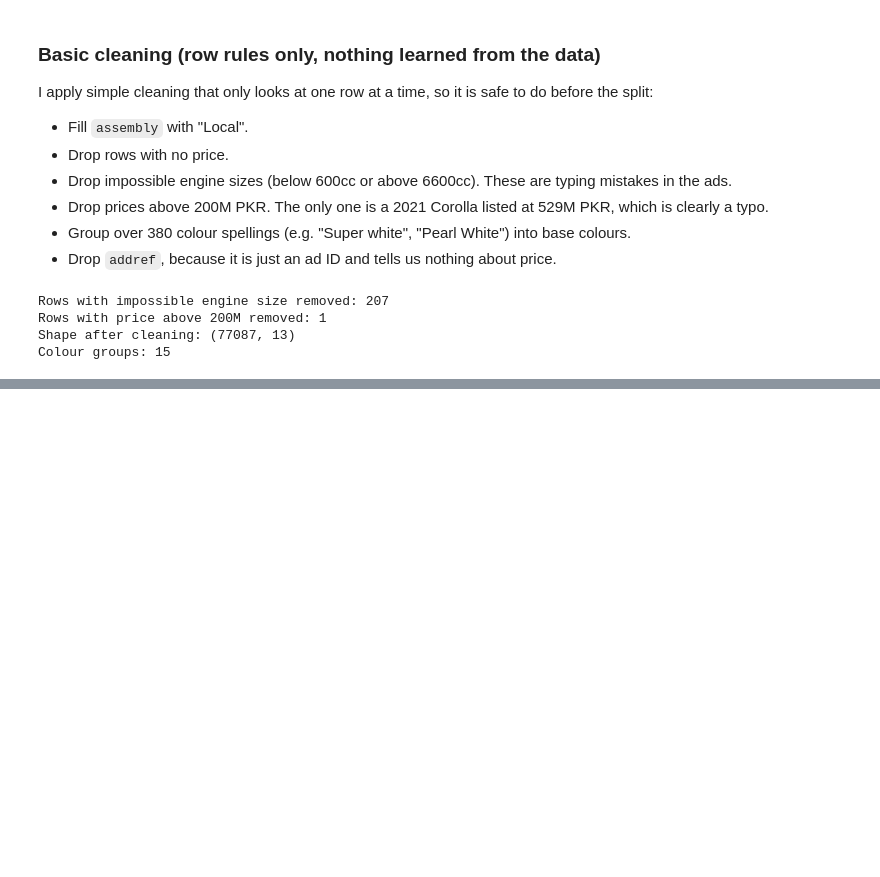
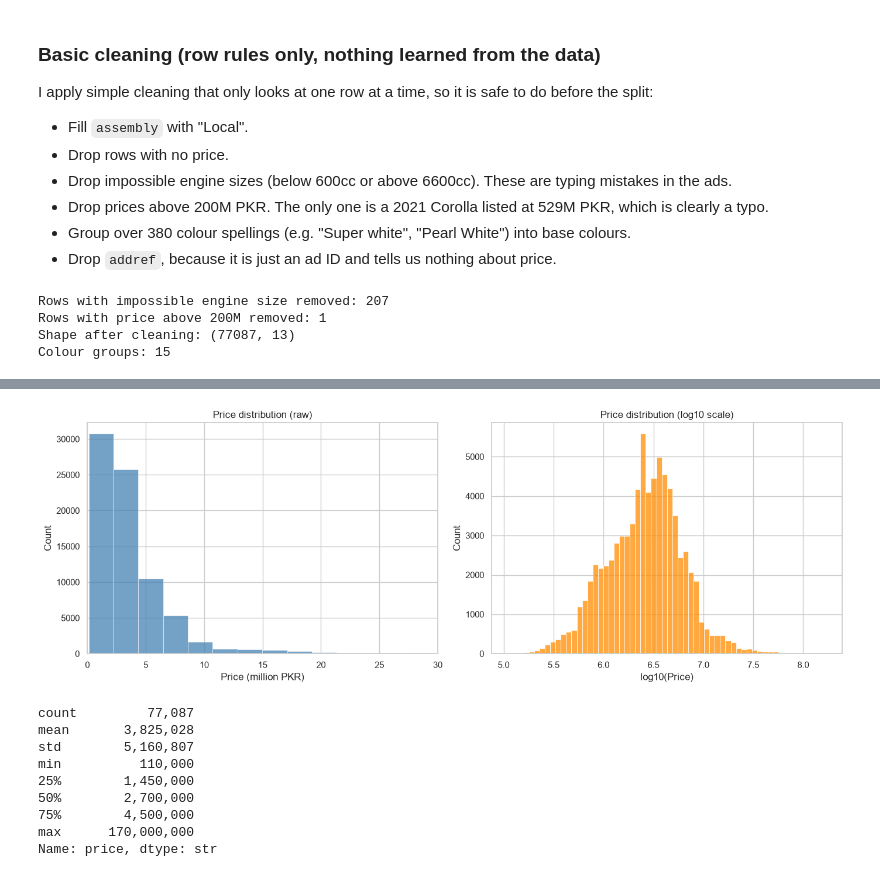
Before and after one commit to saddamkhan11/pakwheels-car-price-prediction, a Jupyter notebook: PakWheels_Price_Prediction.ipynb, the cells around one changed output, grey strips where cells are left out. Drawn from its saved outputs; the diff is of its cells as text; code cells hidden in the pictures; blank space fills up the shorter version.

Commit message:
Add EDA charts for price, year, make, mileage and categories
Co-Authored-By: Claude Opus 5.5 <noreply@anthropic.com>

```diff
--- a/PakWheels_Price_Prediction.ipynb
+++ b/PakWheels_Price_Prediction.ipynb
@@ -192,0 +196,29 @@ Colour groups: 15
+# %%
+fig, axes = plt.subplots(1, 2, figsize=(14, 5))
+
+# Raw price (in millions of PKR for readability)
+sns.histplot(data['price'] / 1e6, bins=80, ax=axes[0], color='steelblue')
+axes[0].set_title('Price distribution (raw)')
+axes[0].set_xlabel('Price (million PKR)')
+axes[0].set_xlim(0, 30)
+
+# Log price
+sns.histplot(np.log10(data['price']), bins=60, ax=axes[1], color='darkorange')
+axes[1].set_title('Price distribution (log10 scale)')
+axes[1].set_xlabel('log10(Price)')
+
+plt.tight_layout()
+plt.show()
+
+print(data['price'].describe().apply(lambda x: f'{x:,.0f}'))
+# %% [output]
+[figure, added]
+count         77,087
+mean       3,825,028
+std        5,160,807
+min          110,000
+25%        1,450,000
+50%        2,700,000
+75%        4,500,000
+max      170,000,000
+Name: price, dtype: str
```
Also changed, not shown: parts of 17 cells of this notebook.
